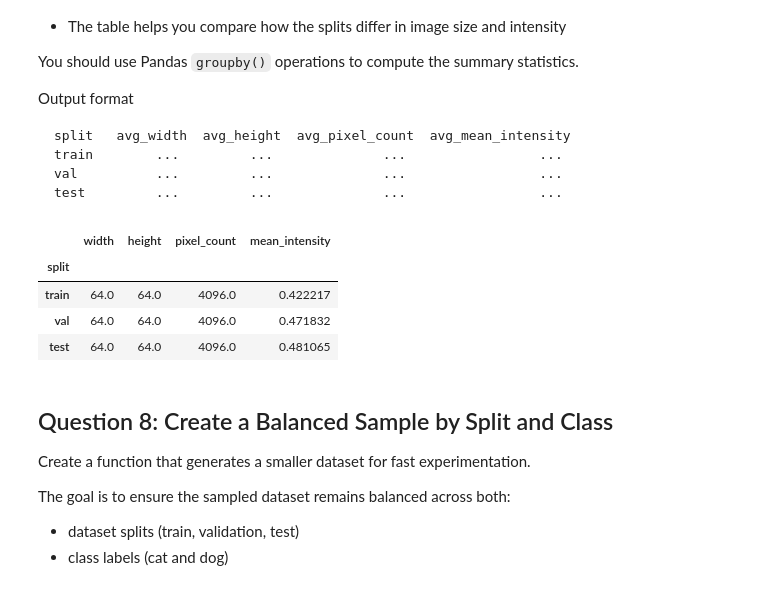
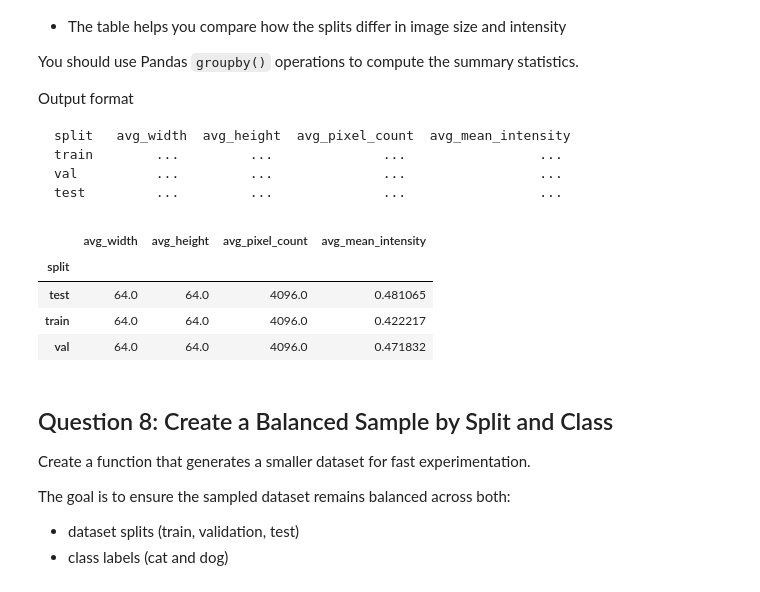
Before and after one commit to vgu-dsai-2026/lab-2-pandas-Trantung12335, a Jupyter notebook: notebook.ipynb, the cells around one changed output. Drawn from its saved outputs; the diff is of its cells as text; code cells hidden in the pictures.

````diff
--- a/notebook.ipynb
+++ b/notebook.ipynb
@@ -488,20 +488,26 @@ test         ...         ...              ...                 ...
 ```
 # %%
 def build_split_characteristics_table(frame: pd.DataFrame) -> pd.DataFrame:
-    # TODO: summarize the average image characteristics for each split.
+    return (
+        frame.groupby("split")[["width", "height", "pixel_count", "mean_intensity"]]
+        .mean()
+        .rename(columns={
+            "width": "avg_width",
+            "height": "avg_height",
+            "pixel_count": "avg_pixel_count",
+            "mean_intensity": "avg_mean_intensity",
+        })
+    )
 
-    table = frame.groupby("split")[["width", "height", "pixel_count", "mean_intensity"]].mean()
-    table = table.reindex(["train", "val", "test"])
-    return table
-    #raise NotImplementedError("Build the split characteristics summary table.")
+
 split_characteristics = build_split_characteristics_table(analysis_df)
 display(split_characteristics)
 # %% [output]
-|  | width | height | pixel_count | mean_intensity |
+|  | avg_width | avg_height | avg_pixel_count | avg_mean_intensity |
 | split |  |  |  |  |
+| test | 64.0 | 64.0 | 4096.0 | 0.481065 |
 | train | 64.0 | 64.0 | 4096.0 | 0.422217 |
 | val | 64.0 | 64.0 | 4096.0 | 0.471832 |
-| test | 64.0 | 64.0 | 4096.0 | 0.481065 |
 # %% [markdown]
 ## Question 8: Create a Balanced Sample by Split and Class
 
````
